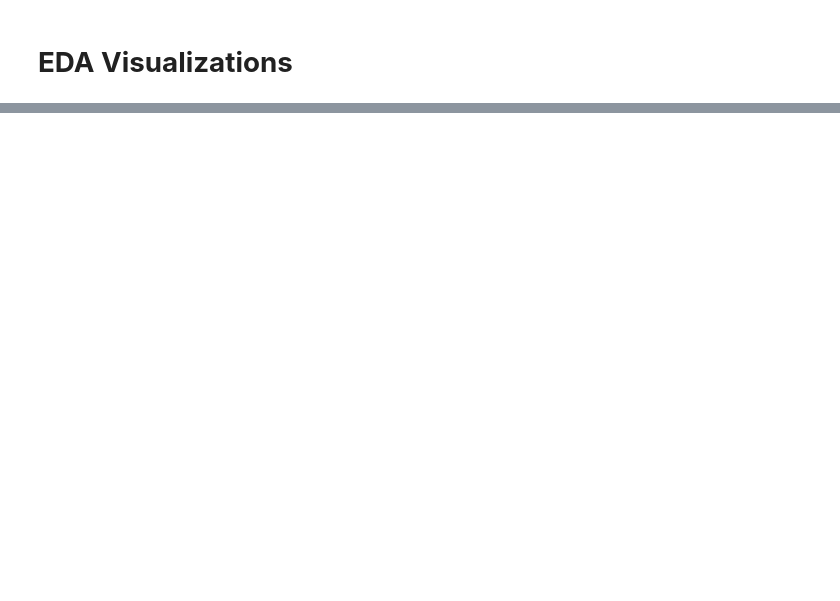
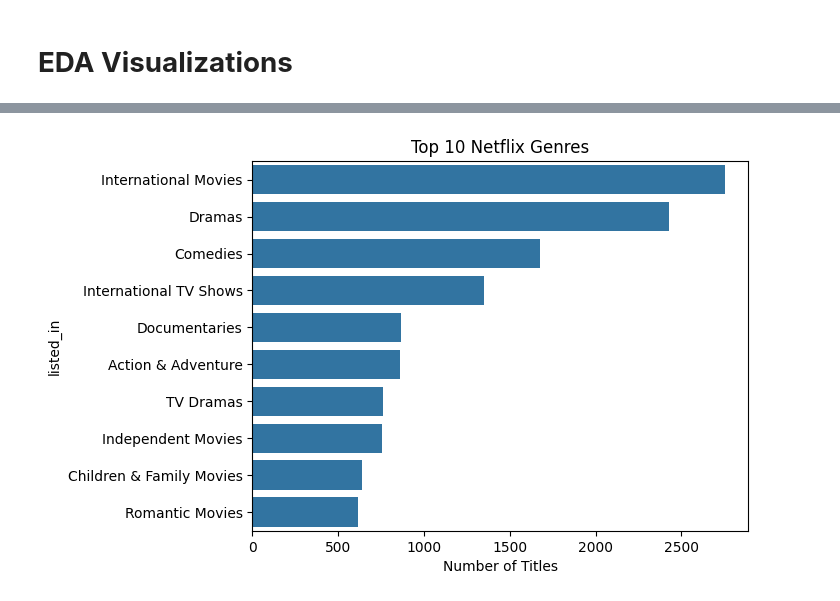
Before and after one commit to Priyahpk/PROJECTS, a Jupyter notebook: Customer_Churn_Data_Preparation_&_EDA.ipynb, the cells around one changed output, grey strips where cells are left out. Cells and saved outputs as stored; diff of their text form; code cells hidden in the pictures; blank space fills up the shorter version.

```diff
--- a/Customer_Churn_Data_Preparation_&_EDA.ipynb
+++ b/Customer_Churn_Data_Preparation_&_EDA.ipynb
@@ -162,0 +132,13 @@ plt.show()
+# %%
+# Top 10 Genres
+
+genres = df['listed_in'].str.split(', ').explode()
+
+top_genres = genres.value_counts().head(10)
+
+sns.barplot(x=top_genres.values, y=top_genres.index)
+plt.title("Top 10 Netflix Genres")
+plt.xlabel("Number of Titles")
+plt.show()
+# %% [output]
+[figure, added]
```
Also changed, not shown: parts of 31 cells of this notebook.
